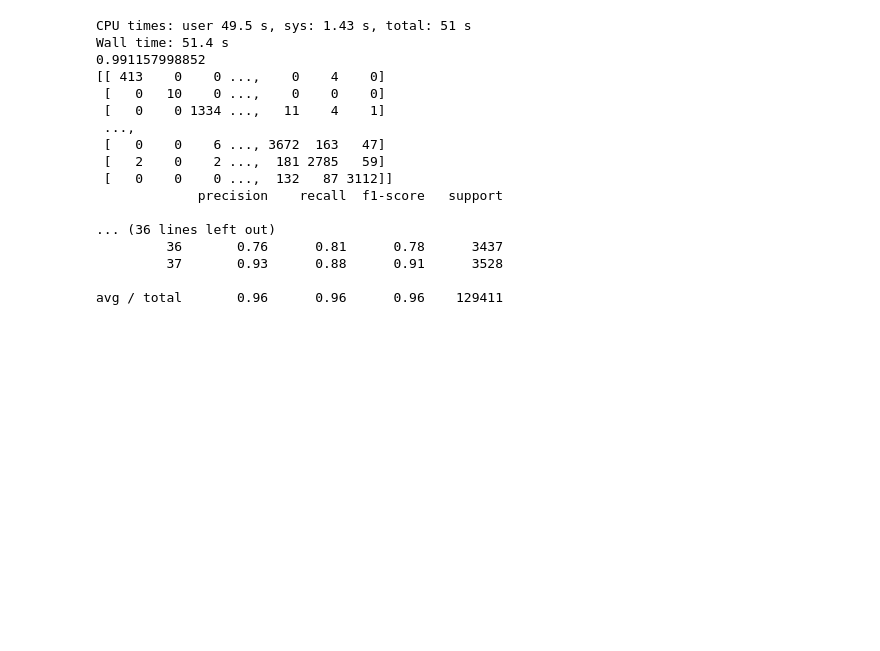
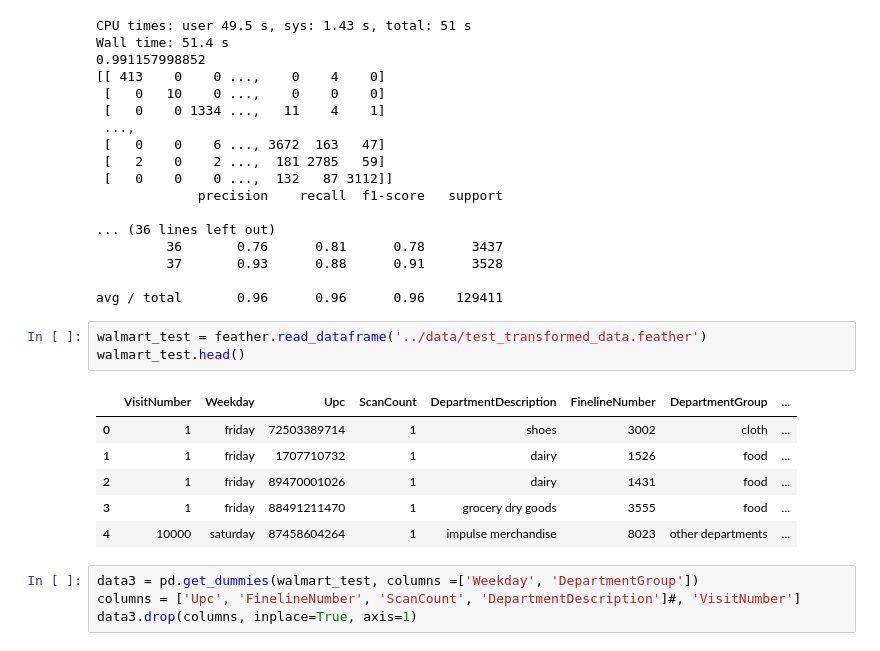
Before and after one commit to timgivois/walmartrecruiting, a Jupyter notebook: src/pipelineModelos-Copy1.ipynb, the cells around one changed output. Drawn from its saved outputs; the diff is of its cells as text; blank space fills up the shorter version.

```diff
--- a/src/pipelineModelos-Copy1.ipynb
+++ b/src/pipelineModelos-Copy1.ipynb
@@ -303,3 +311,17 @@ Wall time: 51.4 s
          37       0.93      0.88      0.91      3528
 
 avg / total       0.96      0.96      0.96    129411
+# %%
+walmart_test = feather.read_dataframe('../data/test_transformed_data.feather')
+walmart_test.head()
+# %% [output]
+|  | VisitNumber | Weekday | Upc | ScanCount | DepartmentDescription | FinelineNumber | DepartmentGroup | ... |
+| 0 | 1 | friday | 72503389714 | 1 | shoes | 3002 | cloth | ... |
+| 1 | 1 | friday | 1707710732 | 1 | dairy | 1526 | food | ... |
+| 2 | 1 | friday | 89470001026 | 1 | dairy | 1431 | food | ... |
+| 3 | 1 | friday | 88491211470 | 1 | grocery dry goods | 3555 | food | ... |
+| 4 | 10000 | saturday | 87458604264 | 1 | impulse merchandise | 8023 | other departments | ... |
+# %%
+data3 = pd.get_dummies(walmart_test, columns =['Weekday', 'DepartmentGroup'])
+columns = ['Upc', 'FinelineNumber', 'ScanCount', 'DepartmentDescription']#, 'VisitNumber']
+data3.drop(columns, inplace=True, axis=1)
```
Also changed, not shown: parts of 10 cells of this notebook, 5 other files.
